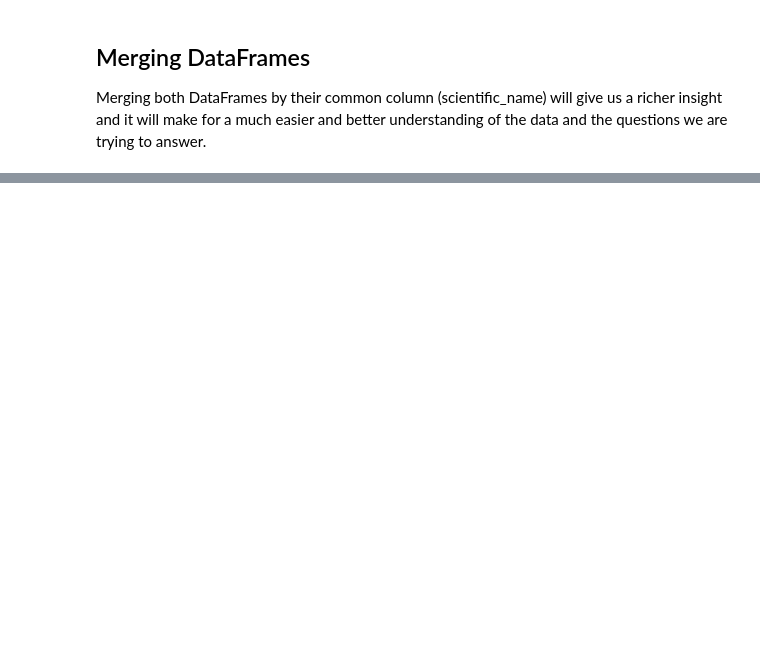
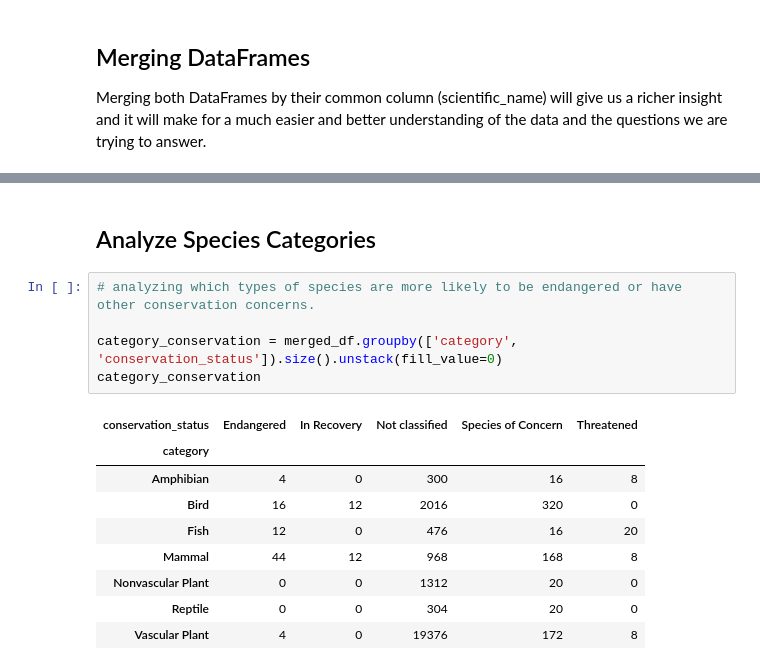
Before and after one commit to Nomeri0/biodiversity_national_park_starter, a Jupyter notebook: biodiversity_project/biodiversity_analysis.ipynb, the cells around one changed output, grey strips where cells are left out. Cells and saved outputs as stored; diff of their text form; blank space fills up the shorter version.

```diff
--- a/biodiversity_project/biodiversity_analysis.ipynb
+++ b/biodiversity_project/biodiversity_analysis.ipynb
@@ -122,0 +221,17 @@ Merging both DataFrames by their common column (scientific_name) will give us a
+# %% [markdown]
+## Analyze Species Categories
+# %%
+# analyzing which types of species are more likely to be endangered or have other conservation concerns.
+
+category_conservation = merged_df.groupby(['category', 'conservation_status']).size().unstack(fill_value=0)
+category_conservation
+# %% [output]
+| conservation_status | Endangered | In Recovery | Not classified | Species of Concern | Threatened |
+| category |  |  |  |  |  |
+| Amphibian | 4 | 0 | 300 | 16 | 8 |
+| Bird | 16 | 12 | 2016 | 320 | 0 |
+| Fish | 12 | 0 | 476 | 16 | 20 |
+| Mammal | 44 | 12 | 968 | 168 | 8 |
+| Nonvascular Plant | 0 | 0 | 1312 | 20 | 0 |
+| Reptile | 0 | 0 | 304 | 20 | 0 |
+| Vascular Plant | 4 | 0 | 19376 | 172 | 8 |
```
Also changed, not shown: parts of 16 cells of this notebook.
